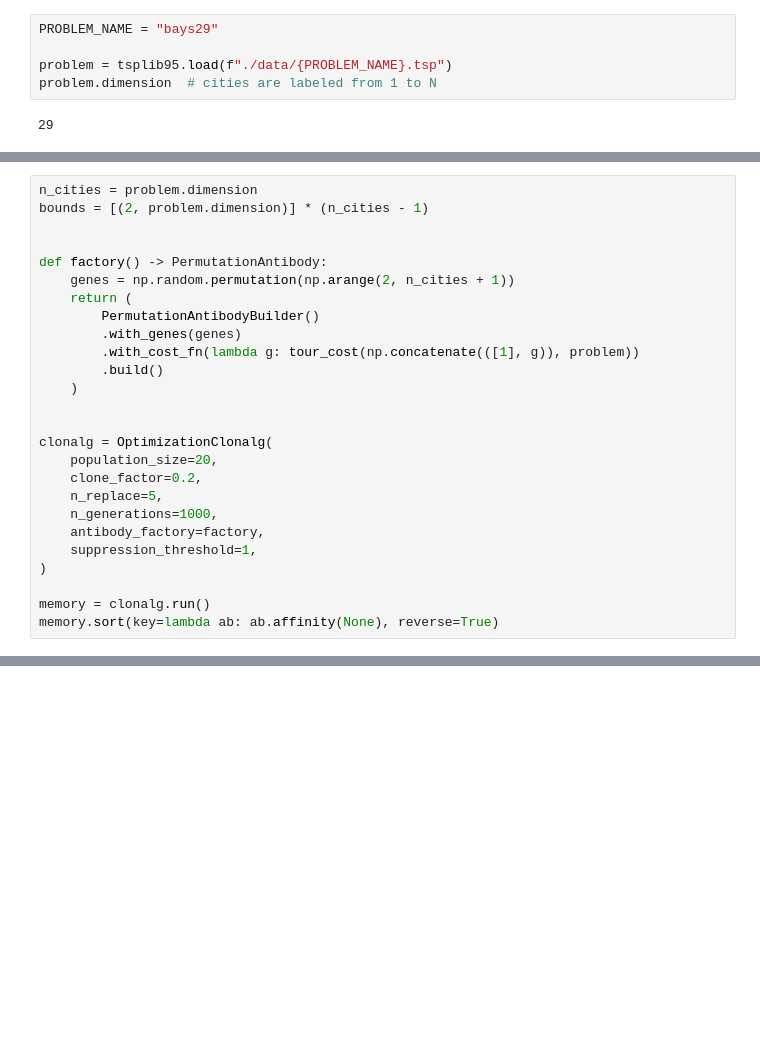
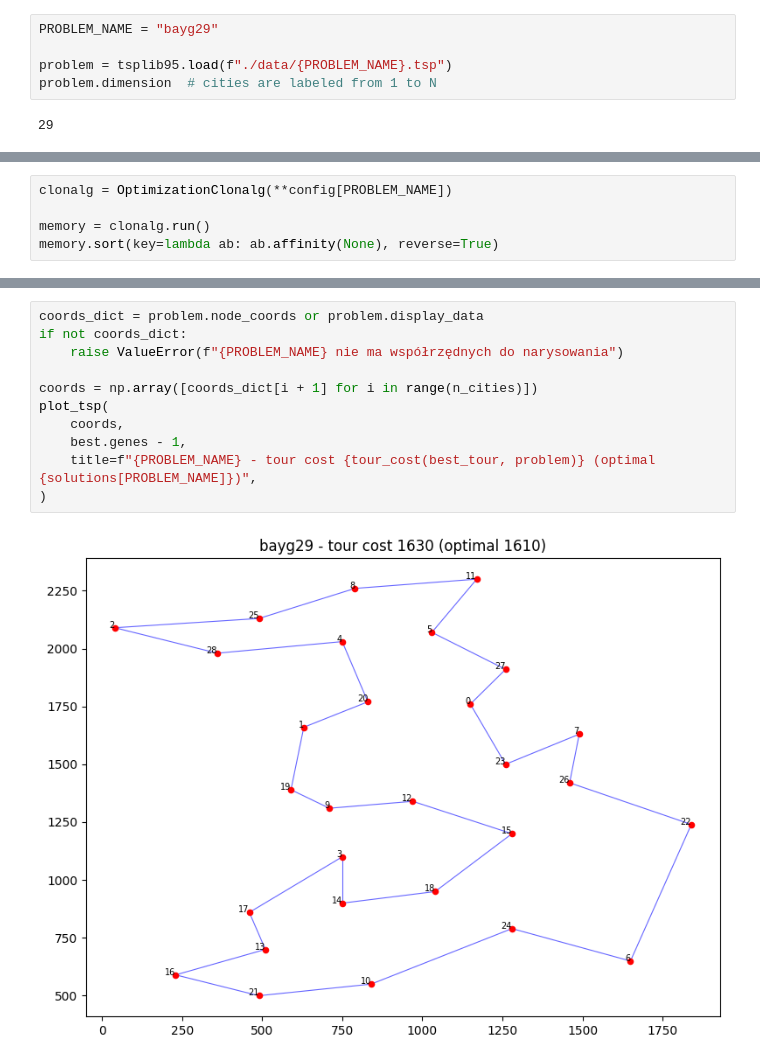
Before and after one commit to pawlowiczf/Computational-Intelligence, a Jupyter notebook: clonalg/experiments/tsp/main.ipynb, the cells around one changed output, grey strips where cells are left out. Cells and saved outputs as stored; diff of their text form; blank space fills up the shorter version.

Commit message:
update clonalg algorithm and tsp problem

```diff
--- a/clonalg/experiments/tsp/main.ipynb
+++ b/clonalg/experiments/tsp/main.ipynb
@@ -51,5 +91,5 @@ def tour_cost(tour: np.ndarray, problem: tsplib95.models.StandardProblem) -> int
 # %%
-PROBLEM_NAME = "bays29"
+PROBLEM_NAME = "bayg29"
 
 problem = tsplib95.load(f"./data/{PROBLEM_NAME}.tsp")
 problem.dimension  # cities are labeled from 1 to N
@@ -58,26 +147,5 @@ problem.dimension  # cities are labeled from 1 to N
 # %%
-n_cities = problem.dimension
-bounds = [(2, problem.dimension)] * (n_cities - 1)
-
-
-def factory() -> PermutationAntibody:
-    genes = np.random.permutation(np.arange(2, n_cities + 1))
-    return (
-        PermutationAntibodyBuilder()
-        .with_genes(genes)
-        .with_cost_fn(lambda g: tour_cost(np.concatenate(([1], g)), problem))
-        .build()
-    )
-
-
-clonalg = OptimizationClonalg(
-    population_size=20,
-    clone_factor=0.2,
-    n_replace=5,
-    n_generations=1000,
-    antibody_factory=factory,
-    suppression_threshold=1,
-)
+clonalg = OptimizationClonalg(**config[PROBLEM_NAME])
 
 memory = clonalg.run()
 memory.sort(key=lambda ab: ab.affinity(None), reverse=True)
@@ -105,0 +172,13 @@ tour_cost(best_tour, problem)
+# %%
+coords_dict = problem.node_coords or problem.display_data
+if not coords_dict:
+    raise ValueError(f"{PROBLEM_NAME} nie ma współrzędnych do narysowania")
+
+coords = np.array([coords_dict[i + 1] for i in range(n_cities)])
+plot_tsp(
+    coords,
+    best.genes - 1,
+    title=f"{PROBLEM_NAME} - tour cost {tour_cost(best_tour, problem)} (optimal {solutions[PROBLEM_NAME]})",
+)
+# %% [output]
+[figure, added]
```
Also changed, not shown: parts of 10 cells of this notebook, 10 other files.
